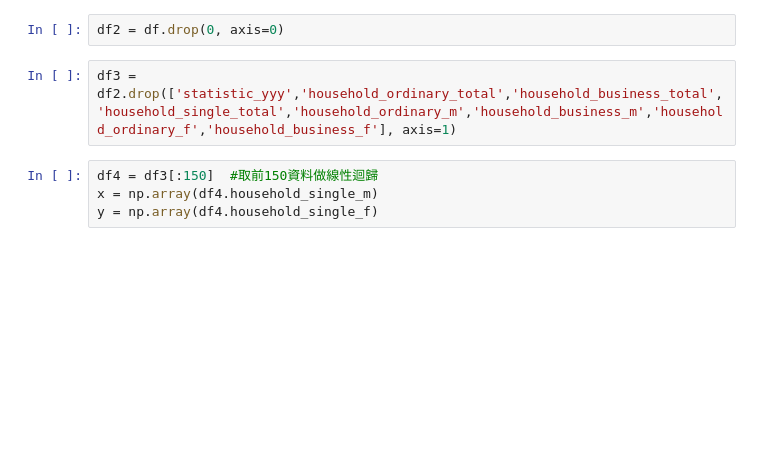
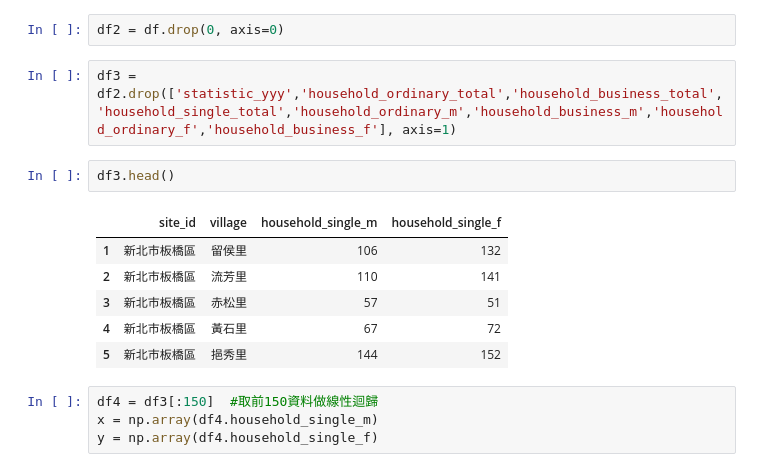
Before and after one commit to peter3030807/Peters-Python-Lab, a Jupyter notebook: 5-1.ipynb, the cells around one changed output. Drawn from its saved outputs; the diff is of its cells as text; blank space fills up the shorter version.

```diff
--- a/5-1.ipynb
+++ b/5-1.ipynb
@@ -19,6 +19,15 @@ df.head()
 df2 = df.drop(0, axis=0)
 # %%
 df3 = df2.drop(['statistic_yyy','household_ordinary_total','household_business_total','household_single_total','household_ordinary_m','household_business_m','household_ordinary_f','household_business_f'], axis=1)
+# %%
+df3.head()
+# %% [output]
+|  | site_id | village | household_single_m | household_single_f |
+| 1 | 新北市板橋區 | 留侯里 | 106 | 132 |
+| 2 | 新北市板橋區 | 流芳里 | 110 | 141 |
+| 3 | 新北市板橋區 | 赤松里 | 57 | 51 |
+| 4 | 新北市板橋區 | 黃石里 | 67 | 72 |
+| 5 | 新北市板橋區 | 挹秀里 | 144 | 152 |
 # %%
 df4 = df3[:150]  #取前150資料做線性迴歸
 x = np.array(df4.household_single_m)
```
